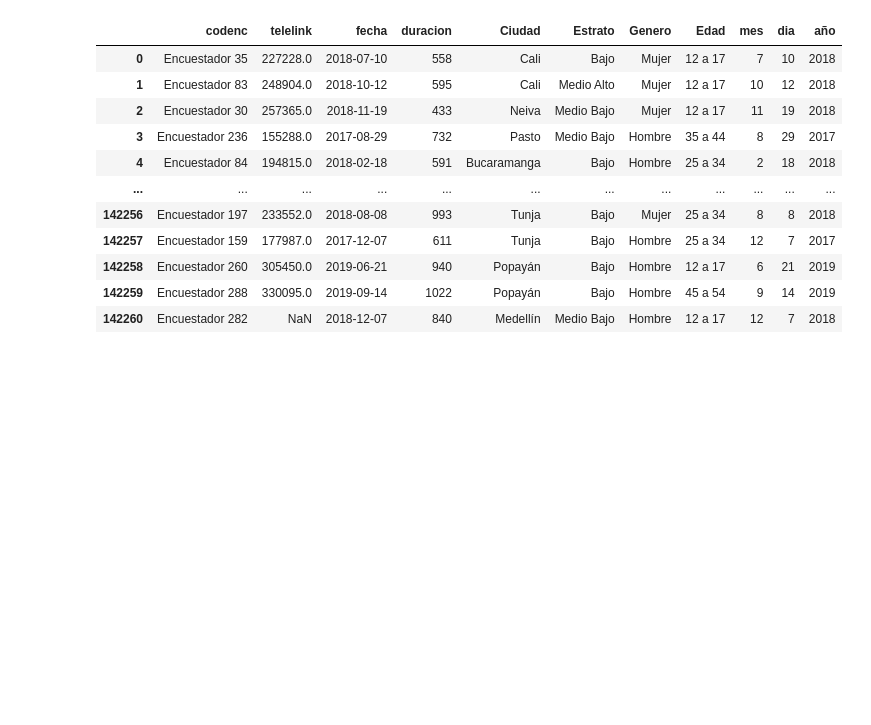
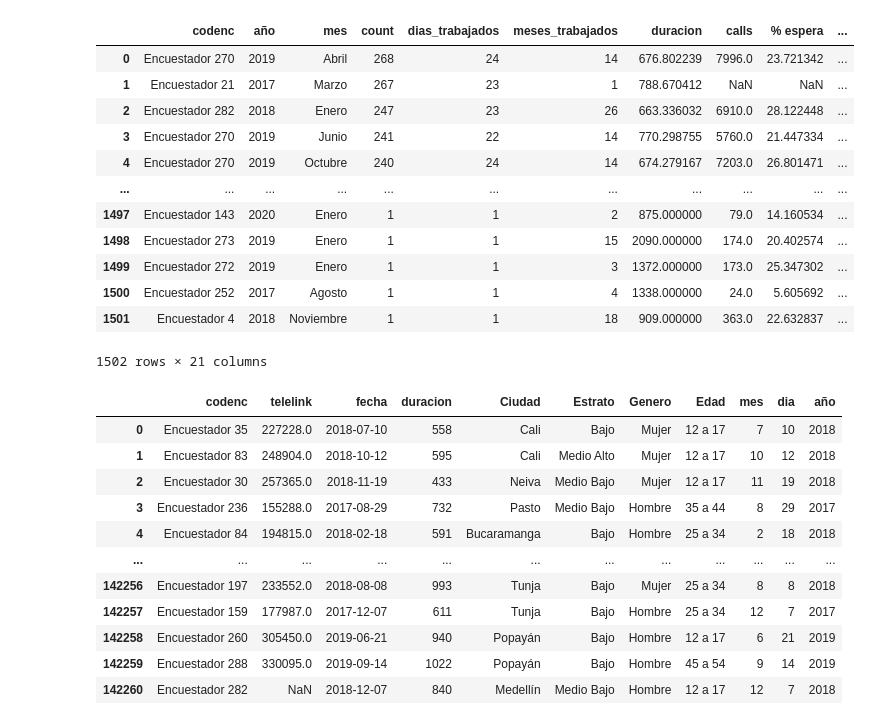
Before and after one commit to AndresLopezDCo/DS4A-Team76, a Jupyter notebook: App/lib/Untitled.ipynb, the cells around one changed output. Cells and saved outputs as stored; diff of their text form; code cells hidden in the pictures; blank space fills up the shorter version.

```diff
--- a/App/lib/Untitled.ipynb
+++ b/App/lib/Untitled.ipynb
@@ -53,0 +87,34 @@ df_efectivas_groupm[(df_efectivas_groupm['año']==2019) & (df_efectivas_groupm['
+# %%
+query_sociod_psico= """select codenc,competencias_funcionales,
+competencias_organizacionales,como_conocio_cnc,age,localidad,
+educacion_formal, estado_educacion,nombre_educacion
+from ecar_dwh.ecar_dwh_base_sociodemografica_y_psicotecnica;"""
+df_soc_psi = runQuery(query_sociod_psico)
+# %%
+query_marcadorf=""" select codenc,calls,porcentaje_espera,porcentaje_hablado, porcentaje_disponible,porcentaje_pausas,porcentaje_muerto,fecha from ecar_dwh.ecar_dwh_base_marcador_final; """
+df_marcadorf=runQuery(query_marcadorf)
+df_marcadorf.columns=['codenc','calls','% espera','% hablado', '% disponible','% pausas','% muerto','fecha']
+df_marcadorf['fecha']=pd.to_datetime(df_marcadorf['fecha'])
+# %%
+df_efec_marc=df_efectivas_groupm.merge(df_marcadorf,on= ['fecha','codenc'],how='left')
+# %%
+df_efec_completed=df_efec_marc.merge(df_soc_psi,on='codenc',how='left')
+df_efec_completed=df_efec_completed[['codenc', 'año','mes', 'count', 'dias_trabajados', 'meses_trabajados','duracion',
+       'calls', '% espera','% hablado', '% disponible', '% pausas', '% muerto',
+       'competencias_funcionales', 'competencias_organizacionales',
+       'como_conocio_cnc', 'age', 'localidad', 'educacion_formal',
+       'estado_educacion', 'nombre_educacion']]
+# %% [output]
+|  | codenc | año | mes | count | dias_trabajados | meses_trabajados | duracion | calls | % espera | ... |
+| 0 | Encuestador 270 | 2019 | Abril | 268 | 24 | 14 | 676.802239 | 7996.0 | 23.721342 | ... |
+| 1 | Encuestador 21 | 2017 | Marzo | 267 | 23 | 1 | 788.670412 | NaN | NaN | ... |
+| 2 | Encuestador 282 | 2018 | Enero | 247 | 23 | 26 | 663.336032 | 6910.0 | 28.122448 | ... |
+| 3 | Encuestador 270 | 2019 | Junio | 241 | 22 | 14 | 770.298755 | 5760.0 | 21.447334 | ... |
+| 4 | Encuestador 270 | 2019 | Octubre | 240 | 24 | 14 | 674.279167 | 7203.0 | 26.801471 | ... |
+| ... | ... | ... | ... | ... | ... | ... | ... | ... | ... | ... |
+| 1497 | Encuestador 143 | 2020 | Enero | 1 | 1 | 2 | 875.000000 | 79.0 | 14.160534 | ... |
+| 1498 | Encuestador 273 | 2019 | Enero | 1 | 1 | 15 | 2090.000000 | 174.0 | 20.402574 | ... |
+| 1499 | Encuestador 272 | 2019 | Enero | 1 | 1 | 3 | 1372.000000 | 173.0 | 25.347302 | ... |
+| 1500 | Encuestador 252 | 2017 | Agosto | 1 | 1 | 4 | 1338.000000 | 24.0 | 5.605692 | ... |
+| 1501 | Encuestador 4 | 2018 | Noviembre | 1 | 1 | 18 | 909.000000 | 363.0 | 22.632837 | ... |
+1502 rows × 21 columns
```
Also changed, not shown: parts of 7 cells of this notebook, 7 other files.
